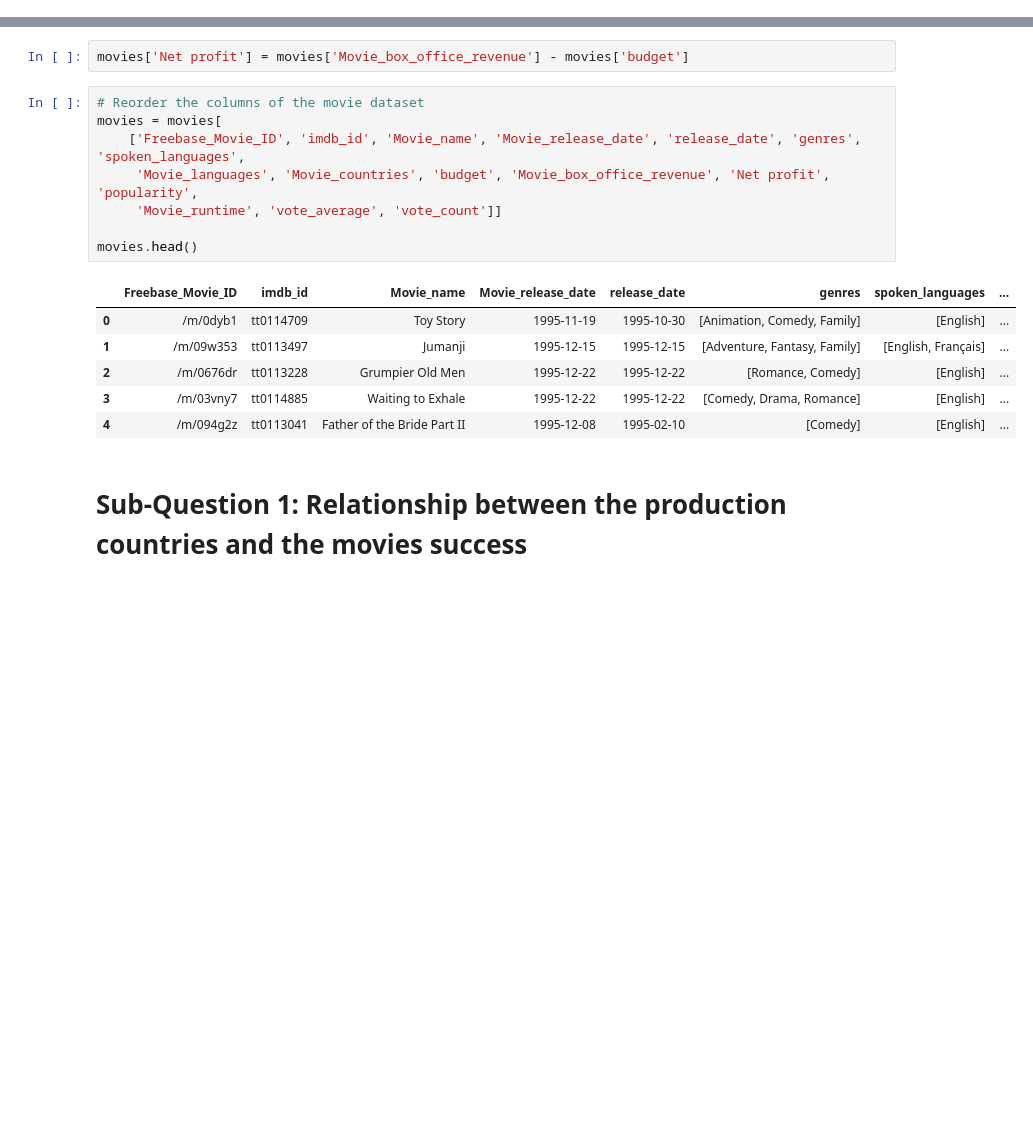
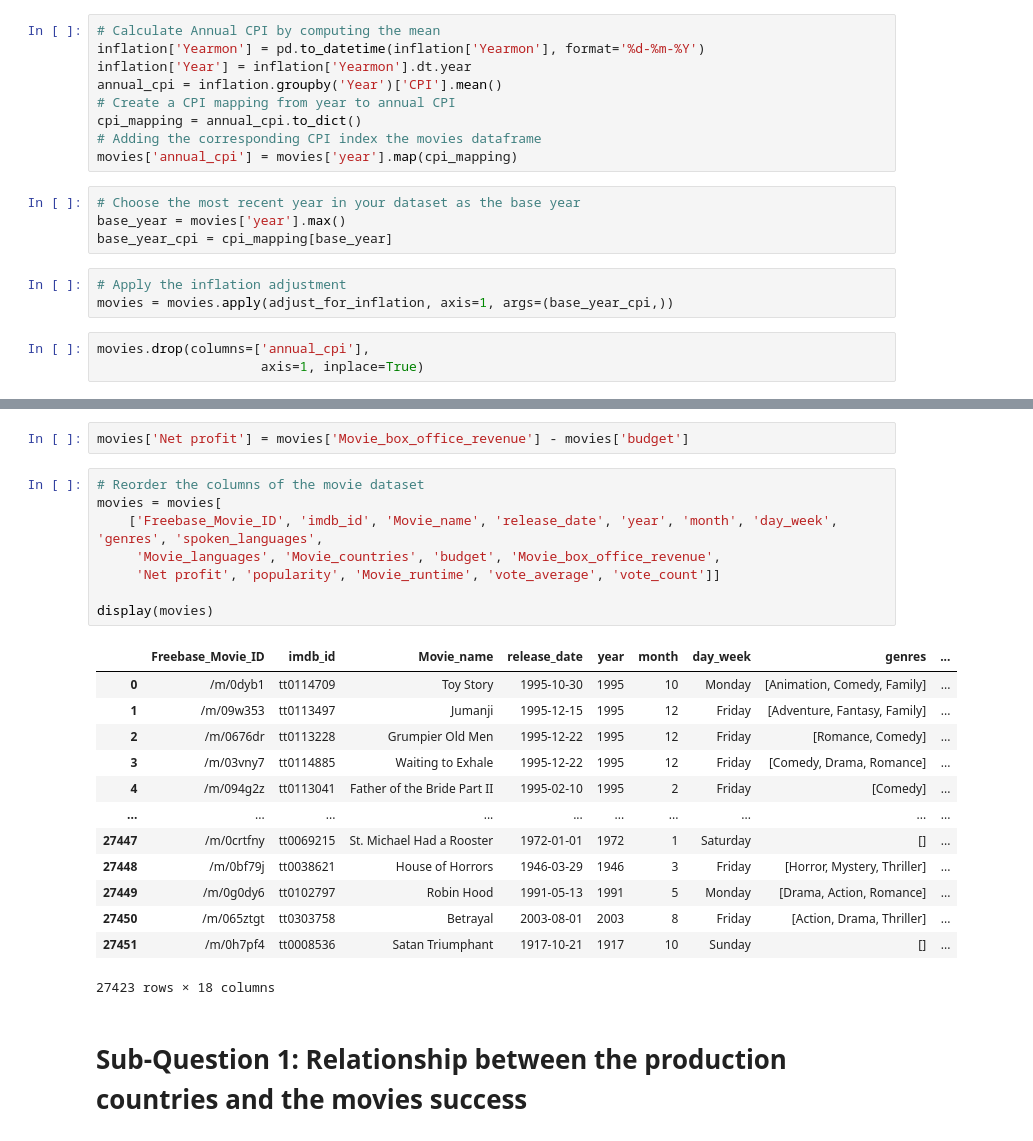
Before and after one commit to epfl-ada/ada-2023-project-yamal, a Jupyter notebook: movies_analysis.ipynb, the cells around one changed output, grey strips where cells are left out. Cells and saved outputs as stored; diff of their text form; blank space fills up the shorter version.

Commit message:
Adding the final modifications of the sub-section release date

```diff
--- a/movies_analysis.ipynb
+++ b/movies_analysis.ipynb
@@ -105,3 +176,22 @@ movies.drop(columns=['Wikipedia_Movie_ID', 'title', 'runtime', 'original_languag
+# %%
+# Calculate Annual CPI by computing the mean
+inflation['Yearmon'] = pd.to_datetime(inflation['Yearmon'], format='%d-%m-%Y')
+inflation['Year'] = inflation['Yearmon'].dt.year
+annual_cpi = inflation.groupby('Year')['CPI'].mean()
+# Create a CPI mapping from year to annual CPI
+cpi_mapping = annual_cpi.to_dict()
+# Adding the corresponding CPI index the movies dataframe
+movies['annual_cpi'] = movies['year'].map(cpi_mapping)
+# %%
+# Choose the most recent year in your dataset as the base year
+base_year = movies['year'].max()
+base_year_cpi = cpi_mapping[base_year]
+# %%
+# Apply the inflation adjustment
+movies = movies.apply(adjust_for_inflation, axis=1, args=(base_year_cpi,))
+# %%
+movies.drop(columns=['annual_cpi'],
+                     axis=1, inplace=True)
 # %% [markdown]
 ### Calculate the Net profit for every movie
 # %%
@@ -109,18 +199,25 @@ movies['Net profit'] = movies['Movie_box_office_revenue'] - movies['budget']
 # %%
 # Reorder the columns of the movie dataset
 movies = movies[
-    ['Freebase_Movie_ID', 'imdb_id', 'Movie_name', 'Movie_release_date', 'release_date', 'genres', 'spoken_languages',
-     'Movie_languages', 'Movie_countries', 'budget', 'Movie_box_office_revenue', 'Net profit', 'popularity',
-     'Movie_runtime', 'vote_average', 'vote_count']]
+    ['Freebase_Movie_ID', 'imdb_id', 'Movie_name', 'release_date', 'year', 'month', 'day_week', 'genres', 'spoken_languages',
+     'Movie_languages', 'Movie_countries', 'budget', 'Movie_box_office_revenue',
+     'Net profit', 'popularity', 'Movie_runtime', 'vote_average', 'vote_count']]
 
-movies.head()
+display(movies)
 # %% [output]
-|  | Freebase_Movie_ID | imdb_id | Movie_name | Movie_release_date | release_date | genres | spoken_languages | ... |
-| 0 | /m/0dyb1 | tt0114709 | Toy Story | 1995-11-19 | 1995-10-30 | [Animation, Comedy, Family] | [English] | ... |
-| 1 | /m/09w353 | tt0113497 | Jumanji | 1995-12-15 | 1995-12-15 | [Adventure, Fantasy, Family] | [English, Français] | ... |
-| 2 | /m/0676dr | tt0113228 | Grumpier Old Men | 1995-12-22 | 1995-12-22 | [Romance, Comedy] | [English] | ... |
-| 3 | /m/03vny7 | tt0114885 | Waiting to Exhale | 1995-12-22 | 1995-12-22 | [Comedy, Drama, Romance] | [English] | ... |
-| 4 | /m/094g2z | tt0113041 | Father of the Bride Part II | 1995-12-08 | 1995-02-10 | [Comedy] | [English] | ... |
+|  | Freebase_Movie_ID | imdb_id | Movie_name | release_date | year | month | day_week | genres | ... |
+| 0 | /m/0dyb1 | tt0114709 | Toy Story | 1995-10-30 | 1995 | 10 | Monday | [Animation, Comedy, Family] | ... |
+| 1 | /m/09w353 | tt0113497 | Jumanji | 1995-12-15 | 1995 | 12 | Friday | [Adventure, Fantasy, Family] | ... |
+| 2 | /m/0676dr | tt0113228 | Grumpier Old Men | 1995-12-22 | 1995 | 12 | Friday | [Romance, Comedy] | ... |
+| 3 | /m/03vny7 | tt0114885 | Waiting to Exhale | 1995-12-22 | 1995 | 12 | Friday | [Comedy, Drama, Romance] | ... |
+| 4 | /m/094g2z | tt0113041 | Father of the Bride Part II | 1995-02-10 | 1995 | 2 | Friday | [Comedy] | ... |
+| ... | ... | ... | ... | ... | ... | ... | ... | ... | ... |
+| 27447 | /m/0crtfny | tt0069215 | St. Michael Had a Rooster | 1972-01-01 | 1972 | 1 | Saturday | [] | ... |
+| 27448 | /m/0bf79j | tt0038621 | House of Horrors | 1946-03-29 | 1946 | 3 | Friday | [Horror, Mystery, Thriller] | ... |
+| 27449 | /m/0g0dy6 | tt0102797 | Robin Hood | 1991-05-13 | 1991 | 5 | Monday | [Drama, Action, Romance] | ... |
+| 27450 | /m/065ztgt | tt0303758 | Betrayal | 2003-08-01 | 2003 | 8 | Friday | [Action, Drama, Thriller] | ... |
+| 27451 | /m/0h7pf4 | tt0008536 | Satan Triumphant | 1917-10-21 | 1917 | 10 | Sunday | [] | ... |
+27423 rows × 18 columns
 # %% [markdown]
 # Sub-Question 1: Relationship between the production countries and the movies success
 # %% [markdown]
```
Also changed, not shown: parts of 60 cells of this notebook, 4 other files.
